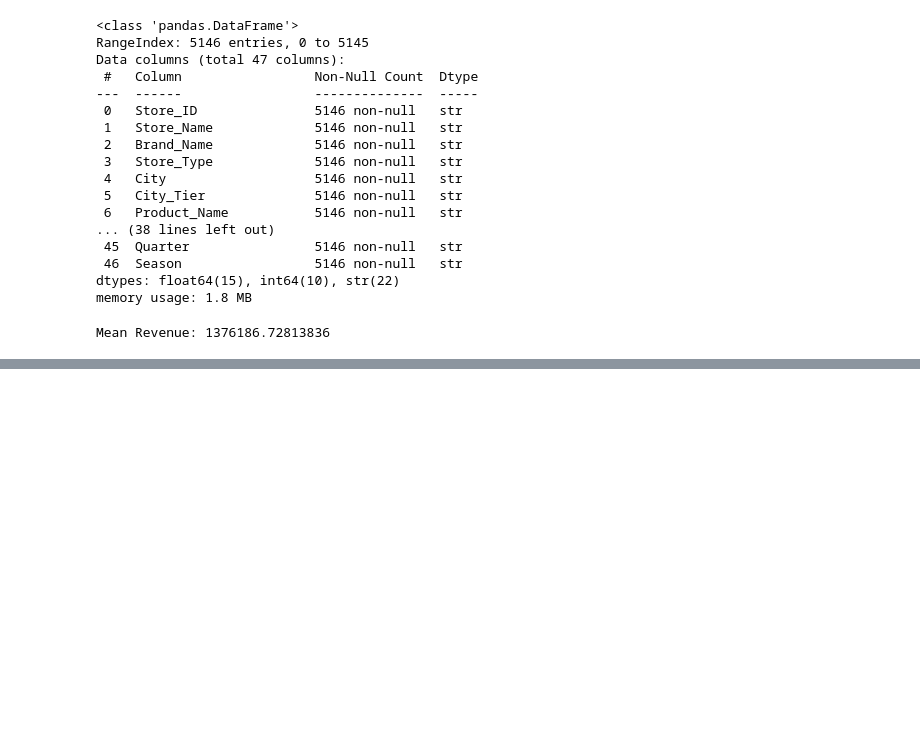
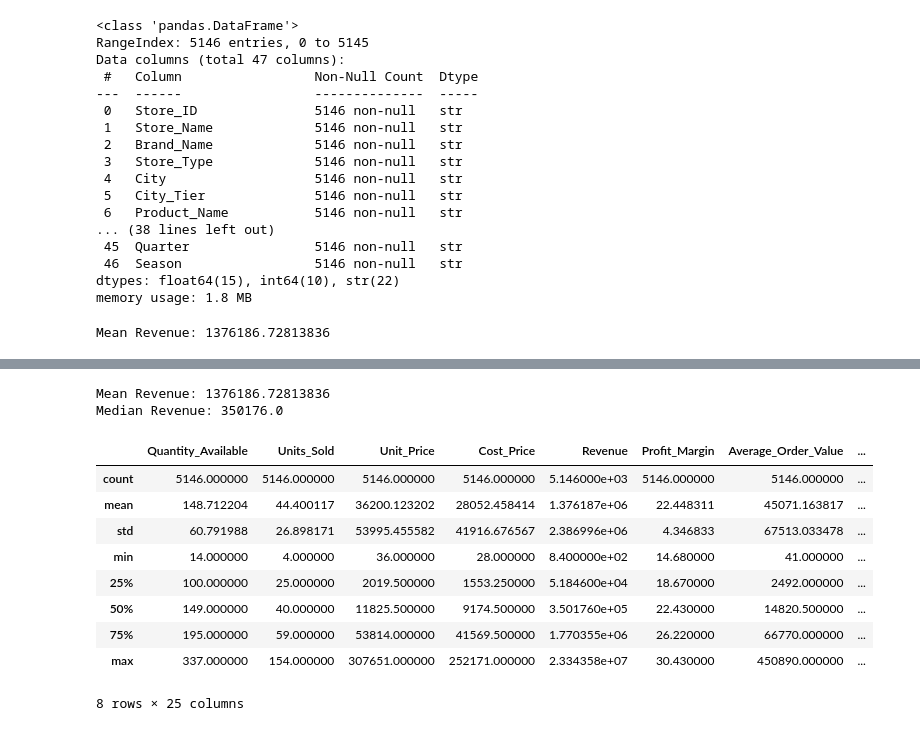
Before and after one commit to Snehal05300/Retail-Analytics-Kickoff-Dataset-Exploration-Statistical-Analysis, a Jupyter notebook: Lab_6.ipynb, the cells around one changed output, grey strips where cells are left out. Saved outputs shown, nothing was run; the diff lists cells and outputs as text; code cells hidden in the pictures; blank space fills up the shorter version.

```diff
--- a/Lab_6.ipynb
+++ b/Lab_6.ipynb
@@ -47,0 +93,19 @@ median_revenue = df["Revenue"].
+# %%
+print("Mean Revenue:", mean_revenue)
+print("Median Revenue:", median_revenue)
+# %% [output]
+Mean Revenue: 1376186.72813836
+Median Revenue: 350176.0
+# %%
+df.describe()
+# %% [output]
+|  | Quantity_Available | Units_Sold | Unit_Price | Cost_Price | Revenue | Profit_Margin | Average_Order_Value | ... |
+| count | 5146.000000 | 5146.000000 | 5146.000000 | 5146.000000 | 5.146000e+03 | 5146.000000 | 5146.000000 | ... |
+| mean | 148.712204 | 44.400117 | 36200.123202 | 28052.458414 | 1.376187e+06 | 22.448311 | 45071.163817 | ... |
+| std | 60.791988 | 26.898171 | 53995.455582 | 41916.676567 | 2.386996e+06 | 4.346833 | 67513.033478 | ... |
+| min | 14.000000 | 4.000000 | 36.000000 | 28.000000 | 8.400000e+02 | 14.680000 | 41.000000 | ... |
+| 25% | 100.000000 | 25.000000 | 2019.500000 | 1553.250000 | 5.184600e+04 | 18.670000 | 2492.000000 | ... |
+| 50% | 149.000000 | 40.000000 | 11825.500000 | 9174.500000 | 3.501760e+05 | 22.430000 | 14820.500000 | ... |
+| 75% | 195.000000 | 59.000000 | 53814.000000 | 41569.500000 | 1.770355e+06 | 26.220000 | 66770.000000 | ... |
+| max | 337.000000 | 154.000000 | 307651.000000 | 252171.000000 | 2.334358e+07 | 30.430000 | 450890.000000 | ... |
+8 rows × 25 columns
```
Also changed, not shown: parts of 14 cells of this notebook, 3 other files.
